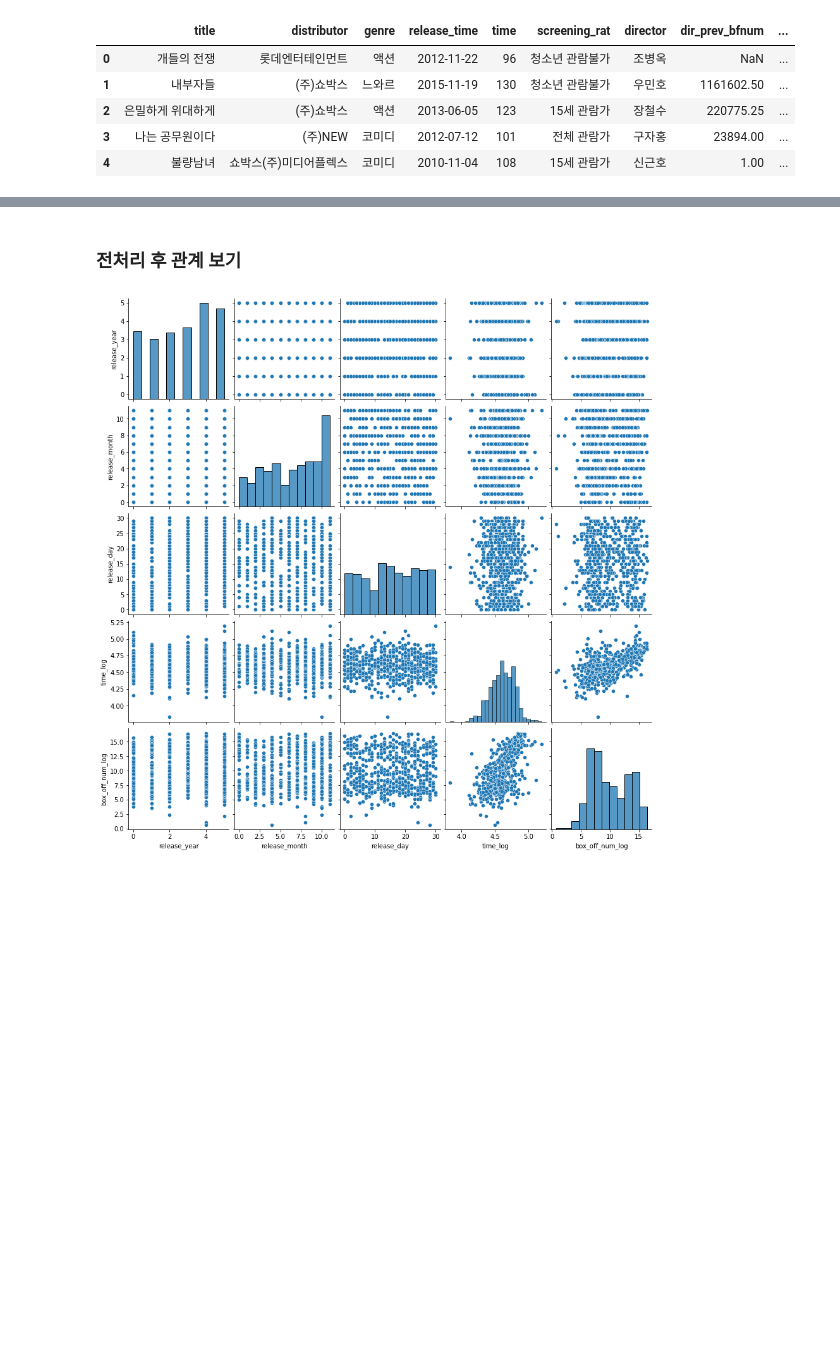
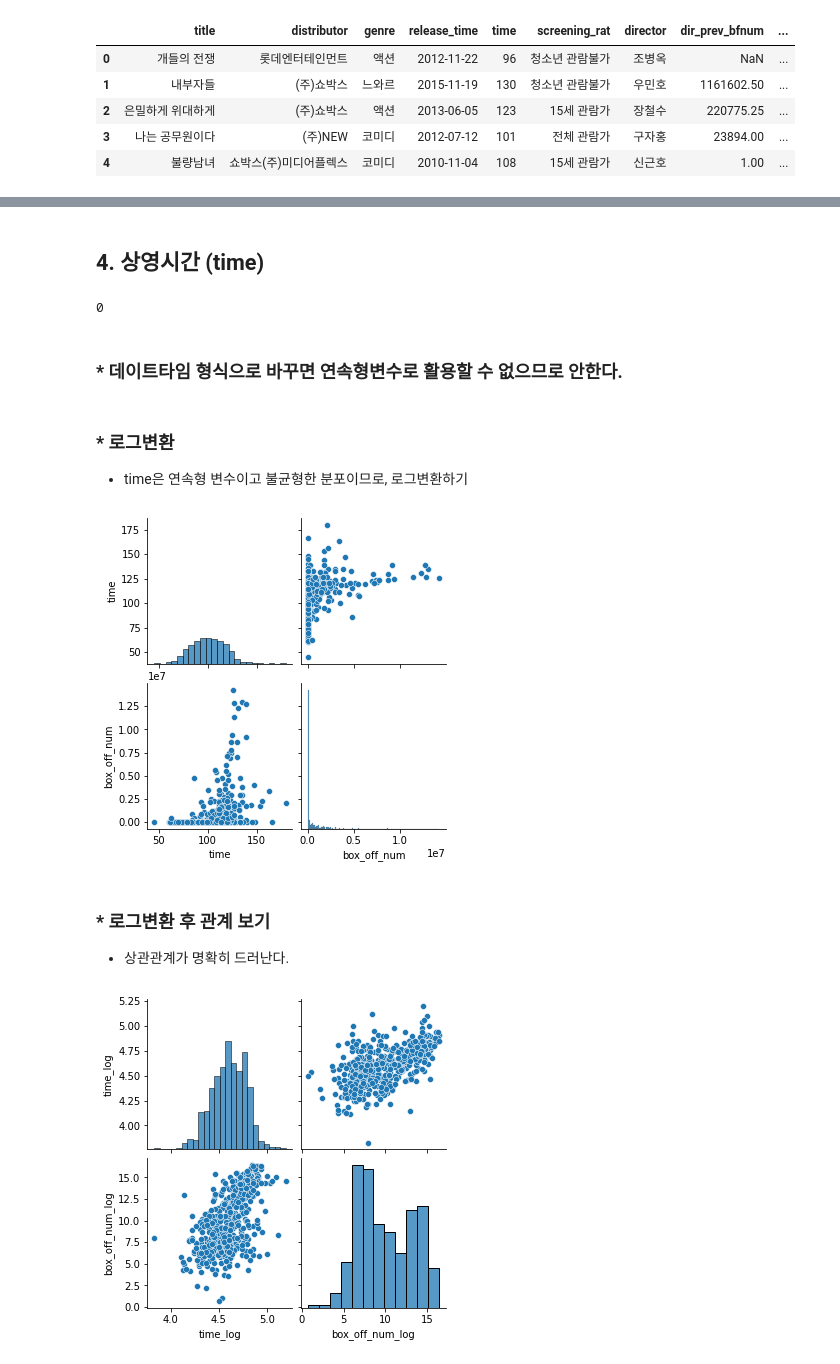
Before and after one commit to lim-jr/ESAA-Submits, a Jupyter notebook: 플젝3_재령전처리_time.ipynb, the cells around one changed output, grey strips where cells are left out. Saved outputs shown, nothing was run; the diff lists cells and outputs as text; code cells hidden in the pictures; blank space fills up the shorter version.

```diff
--- a/플젝3_재령전처리_time.ipynb
+++ b/플젝3_재령전처리_time.ipynb
@@ -49,10 +58,10 @@ train.head()
 # %%
 train['release_time'] = train.release_time.apply(pd.to_datetime)
 train['release_year'] = train.release_time.dt.year
+train['release_quarter'] = train.release_time.dt.quarter
 train['release_month'] = train.release_time.dt.month
 train['release_day'] = train.release_time.dt.day
-train.drop(['release_time'], axis=1)
-#train['time'] = train.time.apply(pd.to_time)
+train.drop(['release_time'], axis=1, inplace=True) # 기존 개봉일 변수는 지운다.
+
 train.head()
-#train.info()
 # %% [output]
@@ -77,8 +98,0 @@ plt.show()
-# %%
-from sklearn.preprocessing import LabelEncoder
-encoder=LabelEncoder()
-train['release_year'] = encoder.fit_transform(train['release_year'])
-train['release_month'] = encoder.fit_transform(train['release_month'])
-train['release_day'] = encoder.fit_transform(train['release_day'])
-#train = pd.get_dummies(train, columns=['release_year'])
-train.head()
@@ -95,0 +123,16 @@ train.head()
+# %%
+import category_encoders as ce
+
+ec_y = ce.BinaryEncoder(cols=['release_year'])
+df_y = ec_y.fit_transform(train['release_year'])
+ec_m = ce.BinaryEncoder(cols=['release_month'])
+df_m = ec_m.fit_transform(train['release_month'])
+ec_q = ce.BinaryEncoder(cols=['release_quarter'])
+df_q = ec_q.fit_transform(train['release_quarter'])
+ec_d = ce.BinaryEncoder(cols=['release_day'])
+df_d = ec_d.fit_transform(train['release_day'])
+
+train = pd.concat([train, df_y, df_m, df_q, df_d], axis=1)
+train.drop(['release_year', 'release_month', 'release_quarter', 'release_day'], axis=1, inplace=True)
+
+train.head()
@@ -95,0 +147,8 @@ train.head()
+# %% [markdown]
+## 4. 상영시간 (time)
+# %%
+train['time'].isnull().sum()
+# %% [output]
+0
+# %% [markdown]
+### * 데이트타임 형식으로 바꾸면 연속형변수로 활용할 수 없으므로 안한다.
@@ -96,10 +157,19 @@ train.head()
+# %% [markdown]
+### * 로그변환
+* time은 연속형 변수이고 불균형한 분포이므로, 로그변환하기
+# %%
+sns.pairplot(train[['time', 'box_off_num']])
+plt.show()
+# %% [output]
+[figure, added]
 # %%
 train['time_log'] = np.log1p(train.time)
 train['box_off_num_log'] = np.log1p(train.box_off_num)
 # %% [markdown]
-### 전처리 후 관계 보기
+### * 로그변환 후 관계 보기
+* 상관관계가 명확히 드러난다.
 # %%
-sns.pairplot(train[['release_year', 'release_month', 'release_day', 'time_log', 'box_off_num_log']])
+sns.pairplot(train[['time_log', 'box_off_num_log']])
 plt.show()
 # %% [output]
-[figure, old version]
+[figure, new version]
```
Also changed, not shown: parts of 29 cells of this notebook.
